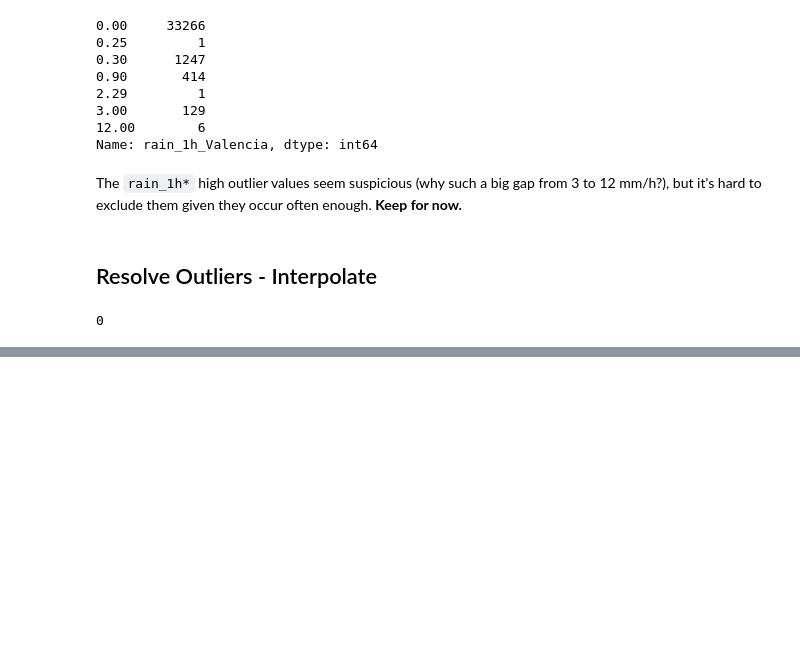
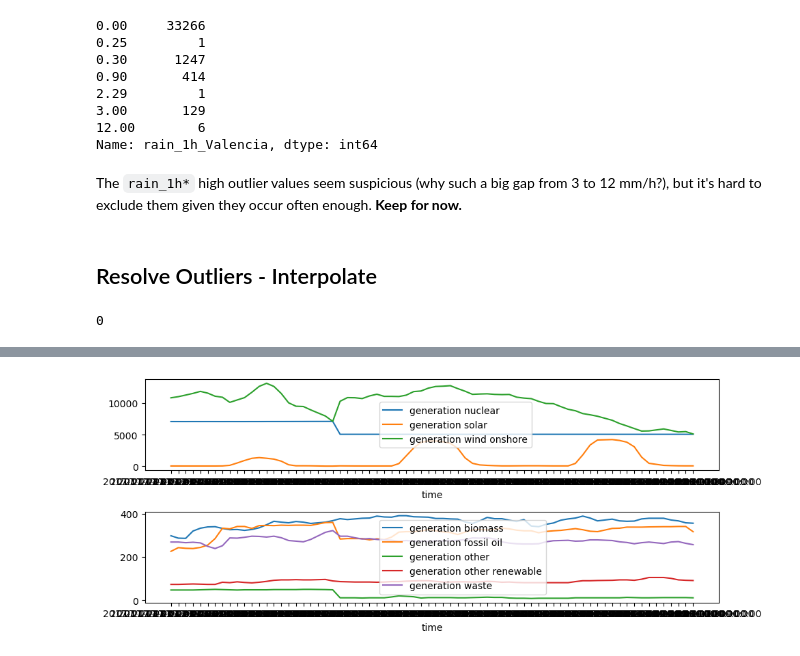
Before and after one commit to MDS-Mountain-Club/MDS_ML_Project, a Jupyter notebook: 02_data_explore.ipynb, the cells around one changed output, grey strips where cells are left out. Cells and saved outputs as stored; diff of their text form; code cells hidden in the pictures; blank space fills up the shorter version.

```diff
--- a/02_data_explore.ipynb
+++ b/02_data_explore.ipynb
@@ -220,2 +230,22 @@ df.isnull().sum().sum() # 0 -> missing data
+# %%
+# Recheck time-series plots when 'generation*' was spiking to zero
+
+# Filter data within the specified time range
+df_time = df.loc['2017-11-12':'2017-11-15']
+
+# Plot variable over the specified time range
+gen_vars = [['generation nuclear', 'generation solar', 'generation wind onshore'],
+            ['generation biomass', 'generation fossil oil', 'generation other', 'generation other renewable', 'generation waste']]
+fig, axes = plt.subplots(2, 1, figsize=(10, 4))
+for i, ax in enumerate(axes):
+    for gen_var in gen_vars[i]:
+        sns.lineplot(data=df_time, x=df_time.index, y=gen_var, label=gen_var, ax=ax)
+    ax.legend(loc='center left', bbox_to_anchor=(0.4, 0.5))
+    ax.set_ylabel('')
+
+plt.tight_layout()
+plt.show()
+# %% [output]
+[figure, added]
 # %%
 # Write out to CSV
```
Also changed, not shown: parts of 2 cells of this notebook.
